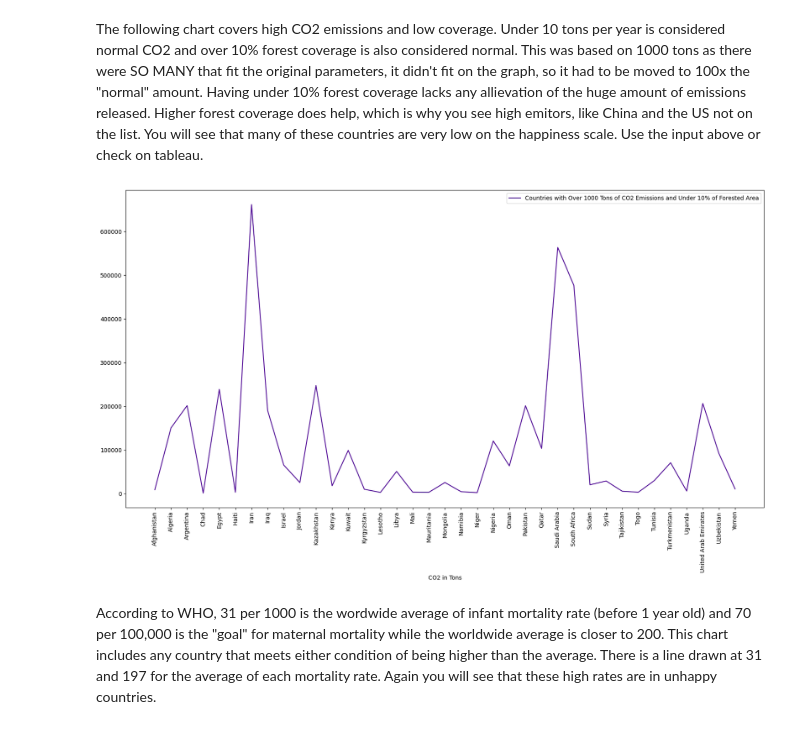
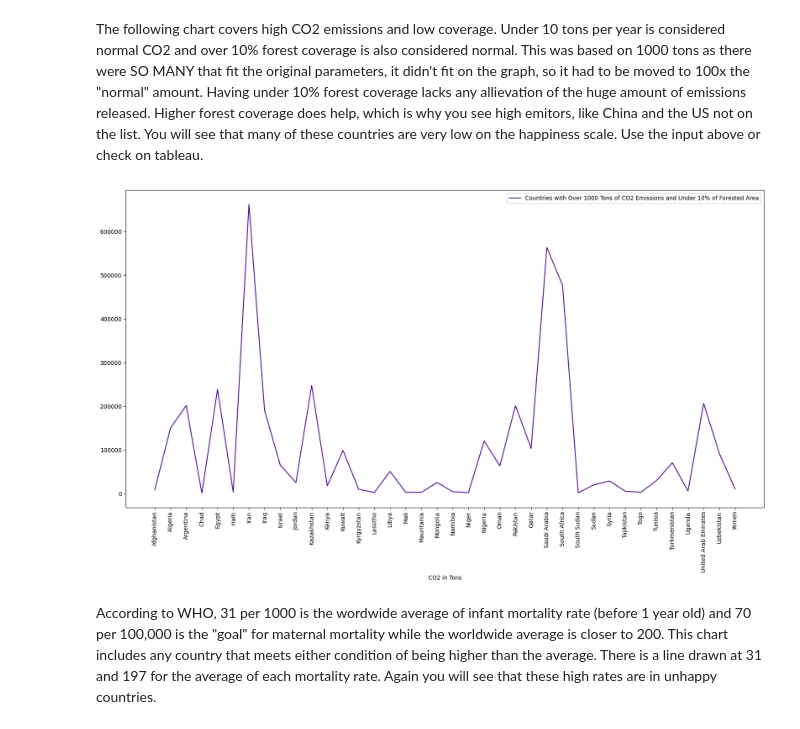
Before and after one commit to tara-hylton/world_happiness, a Jupyter notebook: world happiness.ipynb, the cells around one changed output. Saved outputs shown, nothing was run; the diff lists cells and outputs as text; code cells hidden in the pictures.

```diff
--- a/world happiness.ipynb
+++ b/world happiness.ipynb
@@ -140,6 +143,9 @@ Removing NAN from inflation data
 inf_data.isnull().sum()
 columns_to_fill1 = ['energy_inflation', 'food_inflation', 'gdp_deflator_index' ]
 for col in columns_to_fill1:
-    inf_data[col] = inf_data[col].fillna('No data')
-
+    inf_data[col] = inf_data[col].fillna(0)
+clear_output()
 inf_data.round(2)
+columns_to_fix1 = ['energy_inflation', 'food_inflation', 'gdp_deflator_index', 'score', 'gdp_per_capita', 'freedom_to_make_life_choices']
+for col in columns_to_fix1:
+    inf_data[col] = inf_data[col].astype(float)
@@ -177,7 +168,11 @@ Removing NAN for life expectancy and suicide rate data
 life_death_data.isnull().sum()
 columns_to_fill2 = ['male_life_expectancy', 'female_life_expectancy', 'happiness_score', 'fertility_rate', 'gdp_per_capita', 'suicide_rate']
 for col in columns_to_fill2:
-    life_death_data[col] = life_death_data[col].fillna('No data')
+    life_death_data[col] = life_death_data[col].fillna(0)
+columns_to_fix2 = ['male_life_expectancy', 'female_life_expectancy', 'happiness_score', 'fertility_rate', 'gdp_per_capita', 'suicide_rate']
+clear_output()
+for col in columns_to_fix2:
+    life_death_data[col] = life_death_data[col].astype(float)
 # %%
 life_death_data.isnull().sum()
 # %% [output]
@@ -194,9 +189,13 @@ dtype: int64
 Removing NAN from world happiness data. Due to the inability to see where the data shifted from one country to another, I could not use means/averages to fill spots. I did do some of that where possible in excel before moving the data to vscode.
 # %%
 w_h_data.isnull().sum()
-columns_to_fill3 = ['gdp_per_capita', 'social_support', 'healthy_life_expectancy_at_birth', 'freedom_of_choice', 'generosity', 'perceptions_of_corruption', 'positive_affect', 'negative_affect']
+columns_to_fill3 = ['gdp_per_capita', 'social_support', 'healthy_life_expectancy_at_birth', 'freedom_of_choice', 'generosity', 'perceptions_of_corruption']
 for col in columns_to_fill3:
-    w_h_data[col] = w_h_data[col].fillna('No data')
+    w_h_data[col] = w_h_data[col].fillna(0)
+columns_to_fix3 = ['gdp_per_capita', 'social_support', 'healthy_life_expectancy_at_birth', 'freedom_of_choice', 'generosity', 'perceptions_of_corruption']
+clear_output()
+for col in columns_to_fix3:
+    w_h_data[col] = w_h_data[col].astype(float)
 # %%
 w_h_data.isnull().sum()
 # %% [output]
@@ -264,8 +261,11 @@ Removing NAN from GCI data
 gci_data.isnull().sum()
 columns_to_fill4 = ['co2_emissions', 'forested_area', 'birth_rate', 'fertility_rate', 'gdp', 'primary_education_enrollment', 'tertiary_education_enrollment', 'infant_mortality', 'life_expectancy', 'maternal_mortality_ratio', 'minimum_wage', 'out_of_pocket_health_expenditure', 'physicians_per_thousand', 'labor_force_participation', 'tax_revenue', 'unemployment_rate']
 for col in columns_to_fill4:
-    gci_data[col] = gci_data[col].fillna('No data')
+    gci_data[col] = gci_data[col].fillna(0)
+columns_to_fix4 = ['co2_emissions', 'forested_area', 'birth_rate', 'fertility_rate', 'gdp', 'primary_education_enrollment', 'tertiary_education_enrollment', 'infant_mortality', 'life_expectancy', 'maternal_mortality_ratio', 'minimum_wage', 'out_of_pocket_health_expenditure', 'physicians_per_thousand', 'labor_force_participation', 'tax_revenue', 'unemployment_rate']
 clear_output()
+for col in columns_to_fix4:
+    gci_data[col] = gci_data[col].astype(float)
 # %%
 gci_data.isnull().sum()
 # %% [output]
@@ -465,25 +477,18 @@ plt.show()
 The following chart covers high CO2 emissions and low coverage. Under 10 tons per year is considered normal CO2 and over 10% forest coverage is also considered normal. This was based on 1000 tons as there were SO MANY that fit the original parameters, it didn't fit on the graph, so it had to be moved to 100x the "normal" amount. Having under 10% forest coverage lacks any allievation of the huge amount of emissions released. Higher forest coverage does help, which is why you see high emitors, like China and the US not on the list.
 You will see that many of these countries are very low on the happiness scale. Use the input above or check on tableau.
 # %%
-"""Removing no data rows and turning forested area into numbers."""
-gci_data4 = gci_data[~gci_data['co2_emissions'].isin(['No data'])]
-gci_data4['co2_emissions'] = gci_data4['co2_emissions'].astype(float)
-gci_data5 = gci_data4[~gci_data4['forested_area'].isin(['No data'])]
-gci_data5['forested_area'] = gci_data5['forested_area'].astype(float)
-gci_data6 = gci_data5[~gci_data5['density'].isin(['No data'])]
-
-co2 = gci_data6[gci_data6['co2_emissions'] > 1000]
+co2 = gci_data[gci_data['co2_emissions'] > 1000]
 mask = (co2['density'] < 1000) & (co2['forested_area'] < 10)
 clear_output()
 
 plt.figure(figsize=(20,10))
 plt.xticks(rotation=90)
 plt.plot(co2['country'][mask], co2['co2_emissions'][mask], label='Countries with Over 1000 Tons of CO2 Emissions and Under 10% of Forested Area', color='#4B0092')
 plt.xlabel('CO2 in Tons')
 plt.legend()
 plt.show()
 # %% [output]
-[figure, old version]
+[figure, new version]
 # %% [markdown]
 According to WHO, 31 per 1000 is the wordwide average of infant mortality rate (before 1 year old) and 70 per 100,000 is the "goal" for maternal mortality while the worldwide average is closer to 200. This chart includes any country that meets either condition of being higher than the average. There is a line drawn at 31 and 197 for the average of each mortality rate. Again you will see that these high rates are in unhappy countries.
 # %%
```
Also changed, not shown: parts of 42 cells of this notebook, 5 other files.
